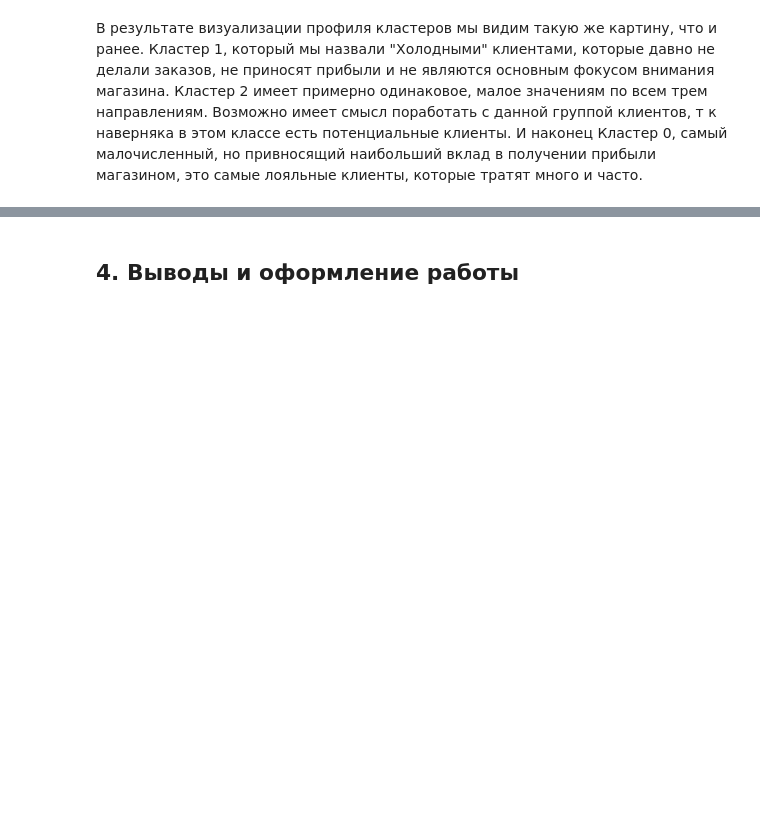
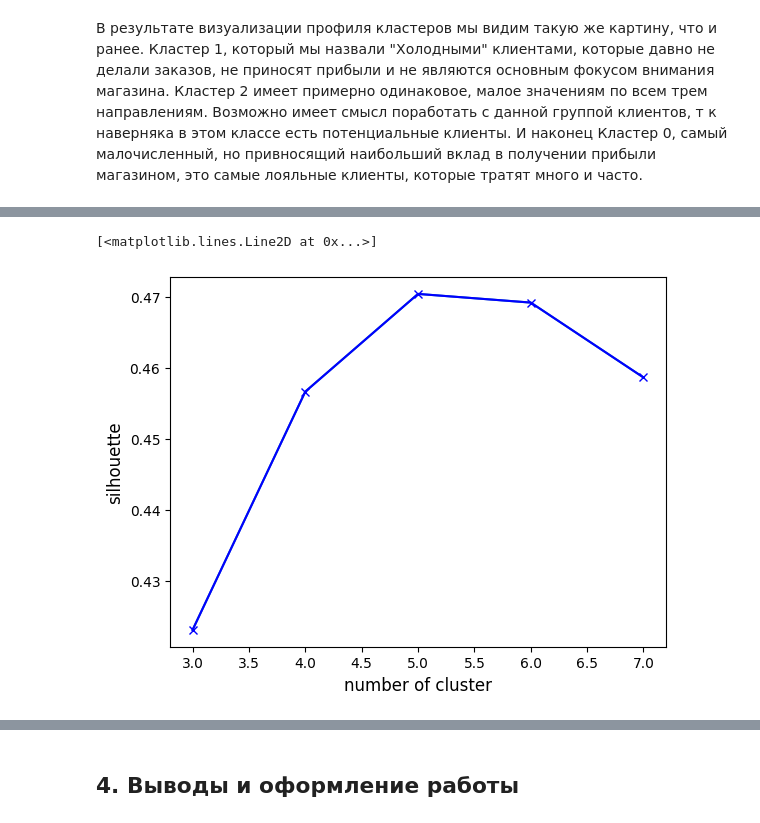
Before and after one commit to dariazvonareva/Project_6_Segmentation_of_online_shop_customers, a Jupyter notebook: PROJECT-6._Сегментация_клиентов_онлайн-магазина.ipynb, the cells around one changed output, grey strips where cells are left out. Saved outputs shown, nothing was run; the diff lists cells and outputs as text; code cells hidden in the pictures; blank space fills up the shorter version.

```diff
--- a/PROJECT-6._Сегментация_клиентов_онлайн-магазина.ipynb
+++ b/PROJECT-6._Сегментация_клиентов_онлайн-магазина.ipynb
@@ -1132,0 +1220,11 @@ Label
+# %%
+agg_sil = []
+
+for i in range(3, 8):
+    agg = AgglomerativeClustering(n_clusters=i)
+    agg.fit(RFM_norm_tsne)
+    agg_sil_score = silhouette_score(RFM_norm_tsne, agg.labels_)
+    agg_sil.append((i, agg_sil_score))
+
+agg_sil = pd.DataFrame(agg_sil, columns=['number_of_cluster', 'agg_score'])
+agg_sil
@@ -1132,0 +1238,8 @@ Label
+# %%
+sns.lineplot(x = agg_sil.number_of_cluster, y=agg_sil.agg_score)
+plt.xlabel("number of cluster", fontsize=12)
+plt.ylabel("silhouette", fontsize=12)
+plt.plot([i for i in range(3, 8)], agg_sil.agg_score, 'xb-')
+# %% [output]
+[<matplotlib.lines.Line2D at 0x...>]
+[figure, added]
```
Also changed, not shown: parts of 37 cells of this notebook, 1 other file.
